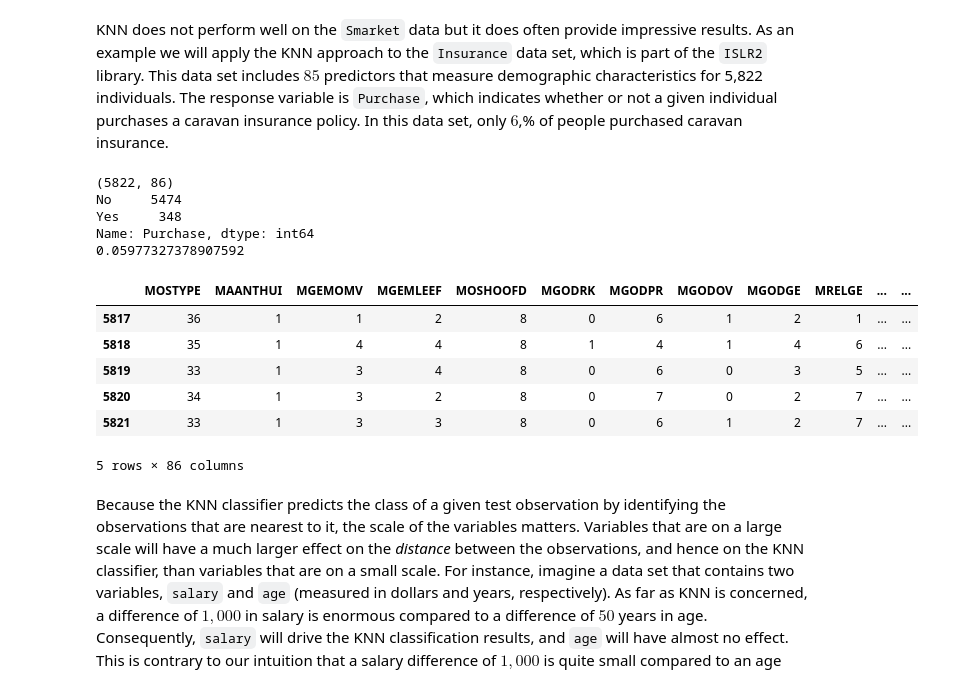
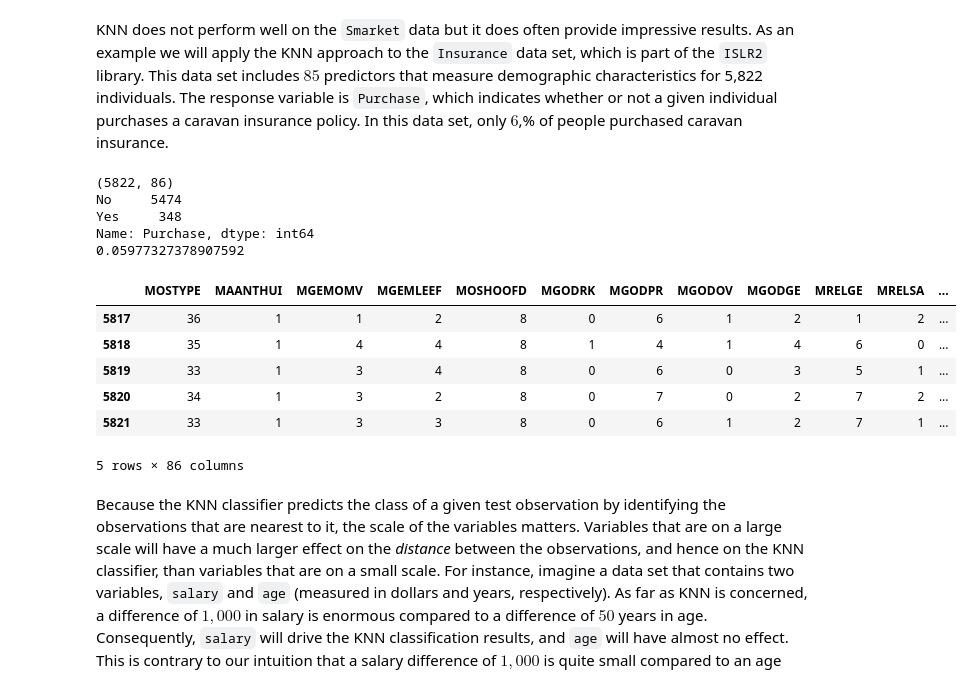
Before and after one commit to phonchi/nsysu-math6084, a Jupyter notebook: static_files/presentations/Chapter_4_Lab.ipynb, the cells around one changed output. Saved outputs shown, nothing was run; the diff lists cells and outputs as text; code cells hidden in the pictures.

```diff
--- a/static_files/presentations/Chapter_4_Lab.ipynb
+++ b/static_files/presentations/Chapter_4_Lab.ipynb
@@ -566,24 +576,24 @@ The results have improved slightly. But increasing $K$ further turns out to prov
 KNN does not perform well on the `Smarket` data but it does often provide impressive results. As an example we will apply the KNN approach to the `Insurance` data set, which is part of the `ISLR2` library. This data set includes $85$ predictors that measure
  demographic characteristics for 5,822 individuals. The response variable is `Purchase`, which indicates whether or not a given individual purchases a caravan insurance policy. In this data set, only $6$\,\% of people purchased caravan insurance.
 # %%
-Caravan = pd.read_csv('./Data/Caravan.csv')
+Caravan = pd.read_csv('/content/drive/MyDrive/NSYSU/00_Statistical_learning/Lab/Data/Caravan.csv')
 print(Caravan.shape)
 print(Caravan.Purchase.value_counts())
 print(Caravan.Purchase.value_counts()[1] / len(Caravan))
 # Only around 6% of the people purchased the insurance
 Caravan.tail()
 # %% [output]
 (5822, 86)
 No     5474
 Yes     348
 Name: Purchase, dtype: int64
 0.05977327378907592
-|  | MOSTYPE | MAANTHUI | MGEMOMV | MGEMLEEF | MOSHOOFD | MGODRK | MGODPR | MGODOV | MGODGE | MRELGE | ... | ... |
-| 5817 | 36 | 1 | 1 | 2 | 8 | 0 | 6 | 1 | 2 | 1 | ... | ... |
-| 5818 | 35 | 1 | 4 | 4 | 8 | 1 | 4 | 1 | 4 | 6 | ... | ... |
-| 5819 | 33 | 1 | 3 | 4 | 8 | 0 | 6 | 0 | 3 | 5 | ... | ... |
-| 5820 | 34 | 1 | 3 | 2 | 8 | 0 | 7 | 0 | 2 | 7 | ... | ... |
-| 5821 | 33 | 1 | 3 | 3 | 8 | 0 | 6 | 1 | 2 | 7 | ... | ... |
+|  | MOSTYPE | MAANTHUI | MGEMOMV | MGEMLEEF | MOSHOOFD | MGODRK | MGODPR | MGODOV | MGODGE | MRELGE | MRELSA | ... |
+| 5817 | 36 | 1 | 1 | 2 | 8 | 0 | 6 | 1 | 2 | 1 | 2 | ... |
+| 5818 | 35 | 1 | 4 | 4 | 8 | 1 | 4 | 1 | 4 | 6 | 0 | ... |
+| 5819 | 33 | 1 | 3 | 4 | 8 | 0 | 6 | 0 | 3 | 5 | 1 | ... |
+| 5820 | 34 | 1 | 3 | 2 | 8 | 0 | 7 | 0 | 2 | 7 | 2 | ... |
+| 5821 | 33 | 1 | 3 | 3 | 8 | 0 | 6 | 1 | 2 | 7 | 1 | ... |
 5 rows × 86 columns
 # %% [markdown]
 Because the KNN classifier predicts the class of a given test observation by identifying the observations that are nearest to it, the scale of the variables matters. Variables that are on a large scale will have a much larger effect on the *distance* between the observations, and hence on the KNN classifier, than variables that are on a small scale. For instance, imagine a data set that contains two variables, `salary` and `age` (measured in dollars and years, respectively). As far as KNN is concerned, a difference of $1,000$ in salary is enormous compared to a difference of $50$ years in age. Consequently, `salary` will drive the KNN classification results, and `age` will have almost no effect. This is contrary to our intuition  that a salary difference of $1,000$ is quite small compared to an age difference of $50$ years.
```
Also changed, not shown: parts of 42 cells of this notebook, 1 other file.
